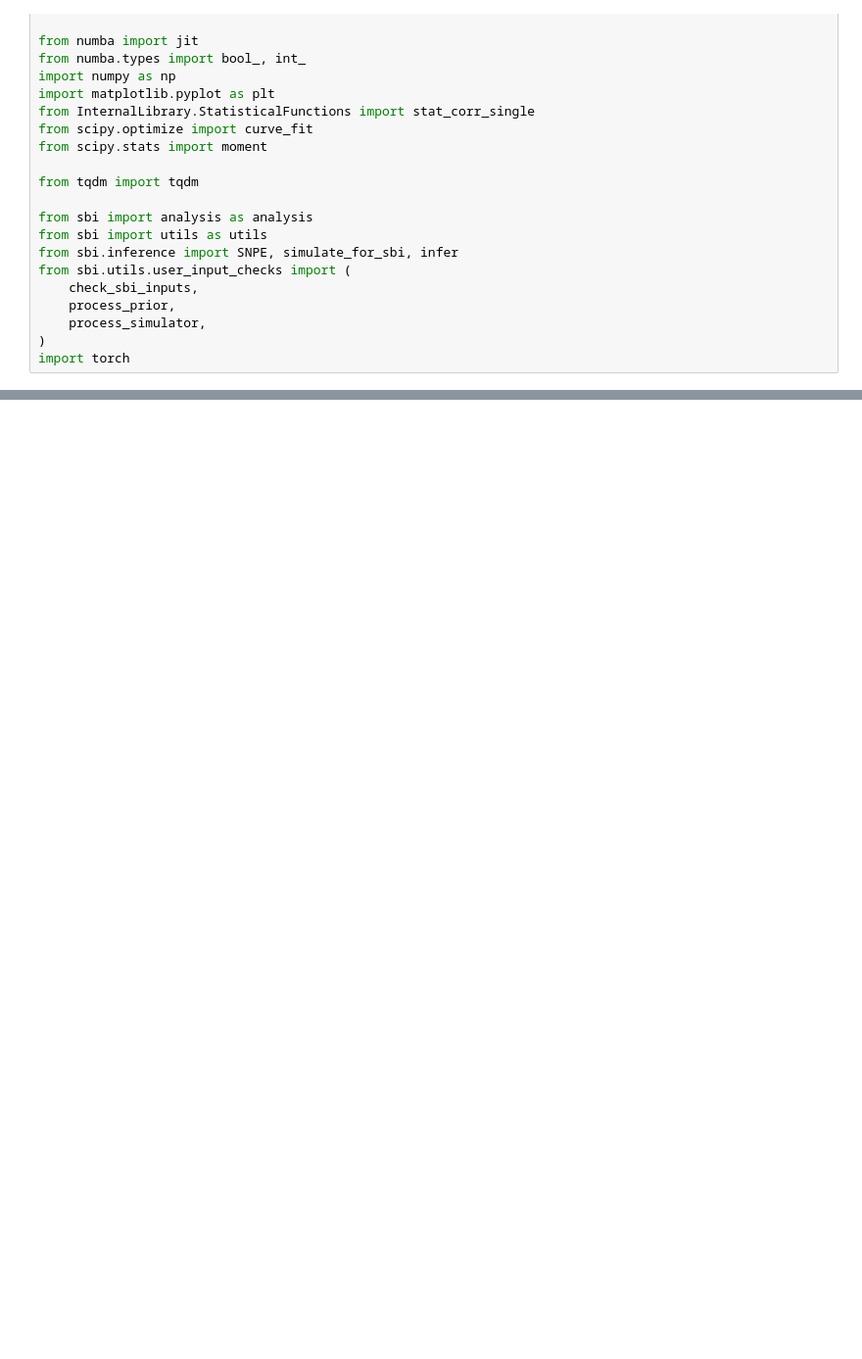
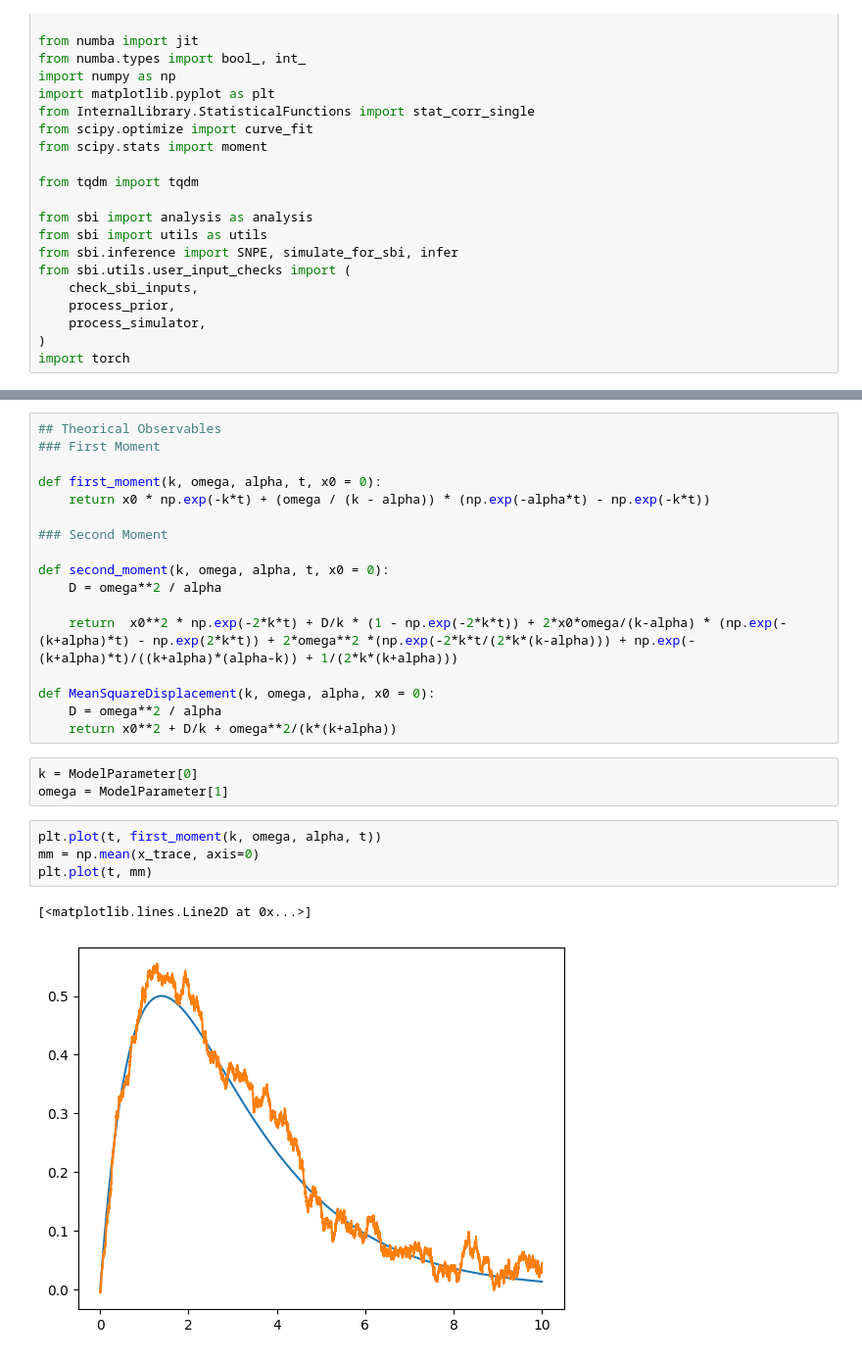
Before and after one commit to jacopocarotenuto/SBI_RedBloodCells, a Jupyter notebook: Code/Notebooks/RunTumble.ipynb, the cells around one changed output, grey strips where cells are left out. Shown at 98% size. Cells and saved outputs as stored; diff of their text form; blank space fills up the shorter version.

```diff
--- a/Code/Notebooks/RunTumble.ipynb
+++ b/Code/Notebooks/RunTumble.ipynb
@@ -62,0 +128,27 @@ x_trace, direction_trace = RunTumble(param, n_sim, dt, TotalT, alpha)
+# %%
+## Theorical Observables
+### First Moment
+
+def first_moment(k, omega, alpha, t, x0 = 0):
+    return x0 * np.exp(-k*t) + (omega / (k - alpha)) * (np.exp(-alpha*t) - np.exp(-k*t))
+
+### Second Moment
+
+def second_moment(k, omega, alpha, t, x0 = 0):
+    D = omega**2 / alpha
+
+    return  x0**2 * np.exp(-2*k*t) + D/k * (1 - np.exp(-2*k*t)) + 2*x0*omega/(k-alpha) * (np.exp(-(k+alpha)*t) - np.exp(2*k*t)) + 2*omega**2 *(np.exp(-2*k*t/(2*k*(k-alpha))) + np.exp(-(k+alpha)*t)/((k+alpha)*(alpha-k)) + 1/(2*k*(k+alpha)))
+
+def MeanSquareDisplacement(k, omega, alpha, x0 = 0):
+    D = omega**2 / alpha
+    return x0**2 + D/k + omega**2/(k*(k+alpha))
+# %%
+k = ModelParameter[0]
+omega = ModelParameter[1]
+# %%
+plt.plot(t, first_moment(k, omega, alpha, t))
+mm = np.mean(x_trace, axis=0)
+plt.plot(t, mm)
+# %% [output]
+[<matplotlib.lines.Line2D at 0x...>]
+[figure, added]
```
Also changed, not shown: parts of 15 cells of this notebook.
